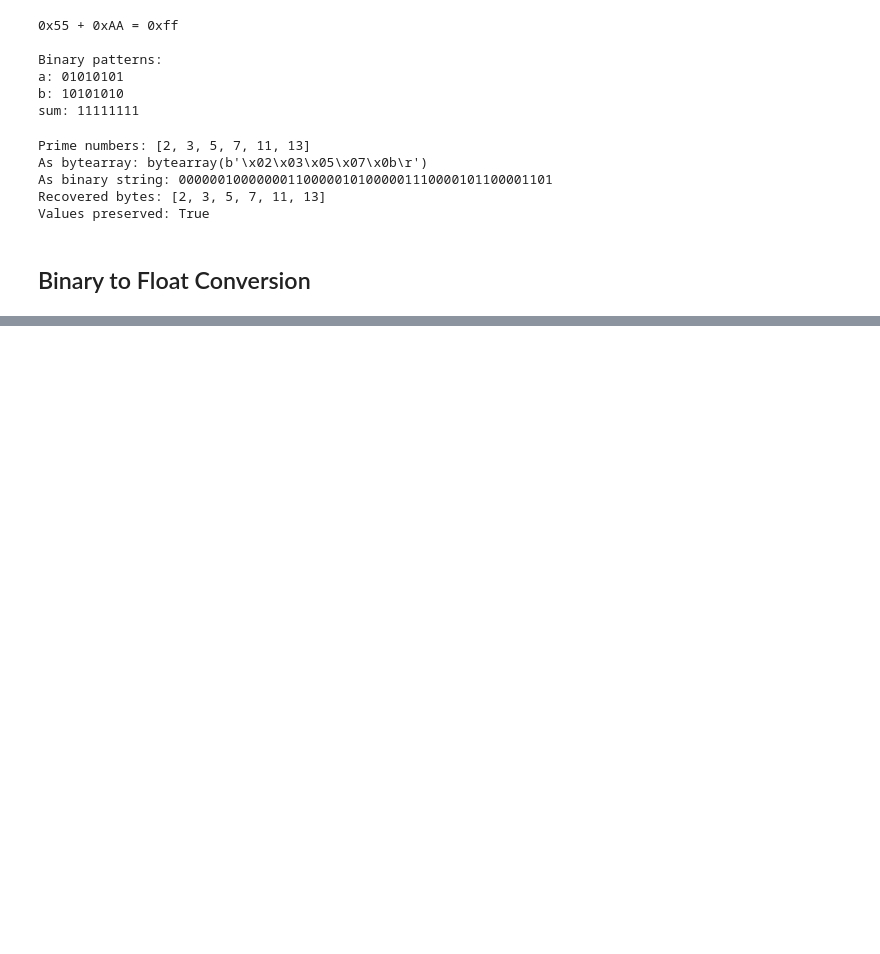
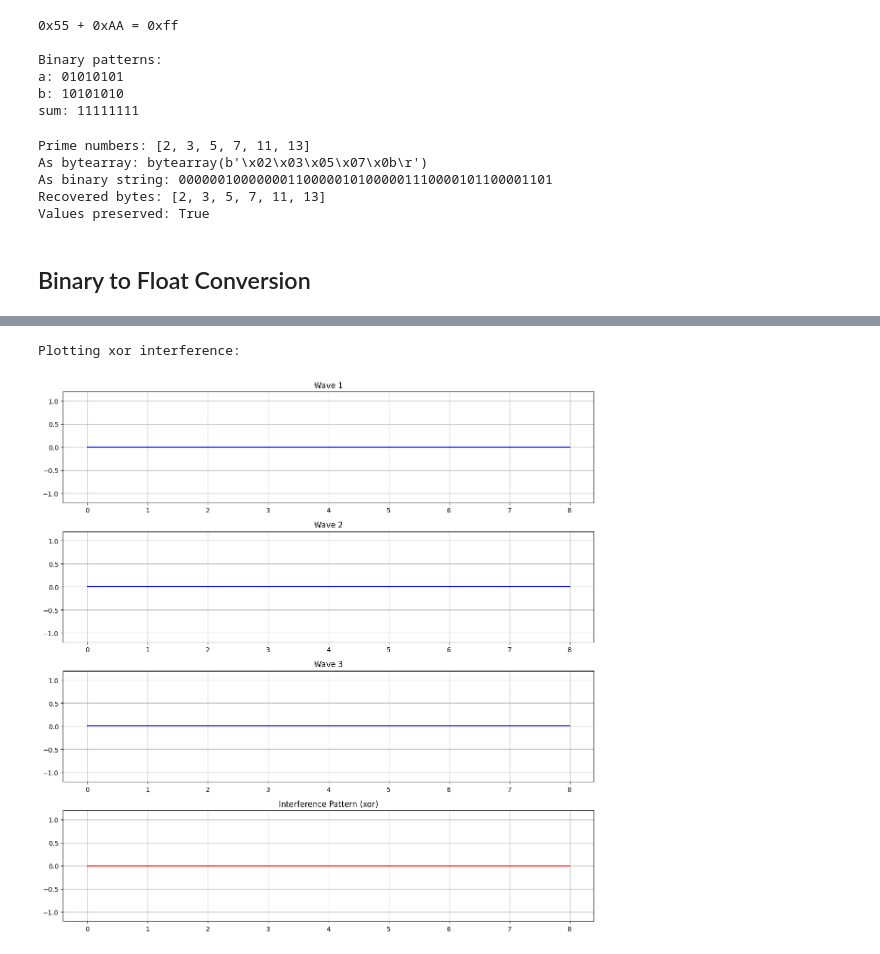
Before and after one commit to SolaceHarmony/BizarroMath, a Jupyter notebook: python/notebooks/test_megabinary.ipynb, the cells around one changed output, grey strips where cells are left out. Saved outputs shown, nothing was run; the diff lists cells and outputs as text; code cells hidden in the pictures; blank space fills up the shorter version.

```diff
--- a/python/notebooks/test_megabinary.ipynb
+++ b/python/notebooks/test_megabinary.ipynb
@@ -138,0 +139,80 @@ Result bytes: 0ff0
+# %%
+import numpy as np
+import matplotlib.pyplot as plt
+from bizarromath.meganumber import MegaBinary
+from enum import Enum
+from typing import List, Tuple
+
+class InterferenceMode(Enum):
+    XOR = "xor"
+    AND = "and"
+    OR = "or"
+
+def create_binary_wave(length: int, duty_cycle: float) -> MegaBinary:
+    """Create a binary wave with specified length and duty cycle"""
+    # Convert length to MegaBinary
+    length_mb = MegaBinary(bin(length)[2:])
+
+    # Convert duty cycle directly to MegaFloat for precision
+    duty_float = MegaFloat.from_decimal_string(str(duty_cycle))
+
+    # Use MegaBinary's duty cycle creation with automatic float handling
+    return MegaBinary.create_duty_cycle(length_mb, duty_float)
+
+def binary_to_sinusoid(binary_wave: MegaBinary, samples_per_bit: int = 20) -> Tuple[np.ndarray, np.ndarray]:
+    """Convert binary wave to sinusoidal representation"""
+    bits = binary_wave.to_bits()
+    total_samples = len(bits) * samples_per_bit
+    t = np.linspace(0, len(bits), total_samples)
+    y = np.zeros_like(t)
+
+    # For each bit, generate corresponding sine wave segment
+    for i, bit in enumerate(bits):
+        if bit:
+            start_idx = i * samples_per_bit
+            end_idx = (i + 1) * samples_per_bit
+            y[start_idx:end_idx] = np.sin(2 * np.pi * t[start_idx:end_idx] / samples_per_bit)
+
+    return t, y
+
+def plot_interference(waves: List[MegaBinary], mode: InterferenceMode, samples_per_bit: int = 20):
+    """Plot original waves and their interference pattern"""
+    num_waves = len(waves)
+    fig, axs = plt.subplots(num_waves + 1, 1, figsize=(12, 3*(num_waves + 1)))
+
+    # Plot original waves
+    for i, wave in enumerate(waves):
+        t, y = binary_to_sinusoid(wave, samples_per_bit)
+        axs[i].plot(t, y, 'b-')
+        axs[i].set_title(f'Wave {i+1}')
+        axs[i].grid(True)
+        axs[i].set_ylim(-1.2, 1.2)
+
+    # Calculate and plot interference
+    result = waves[0]
+    for wave in waves[1:]:
+        result = MegaBinary.interfere([result, wave], mode)
+
+    t, y = binary_to_sinusoid(result, samples_per_bit)
+    axs[-1].plot(t, y, 'r-')
+    axs[-1].set_title(f'Interference Pattern ({mode.value})')
+    axs[-1].grid(True)
+    axs[-1].set_ylim(-1.2, 1.2)
+
+    plt.tight_layout()
+    plt.show()
+
+# Example usage
+if __name__ == "__main__":
+    # Create some test waves
+    wave1 = create_binary_wave(32, 0.5)  # 50% duty cycle
+    wave2 = create_binary_wave(32, 0.25)  # 25% duty cycle
+    wave3 = create_binary_wave(32, 0.75)  # 75% duty cycle
+
+    # Plot interference patterns for different modes
+    for mode in InterferenceMode:
+        print(f"\nPlotting {mode.value} interference:")
+        plot_interference([wave1, wave2, wave3], mode)
+# %% [output]
+Plotting xor interference:
+[figure, added]
```
Also changed, not shown: parts of 3 cells of this notebook, 4 other files.
